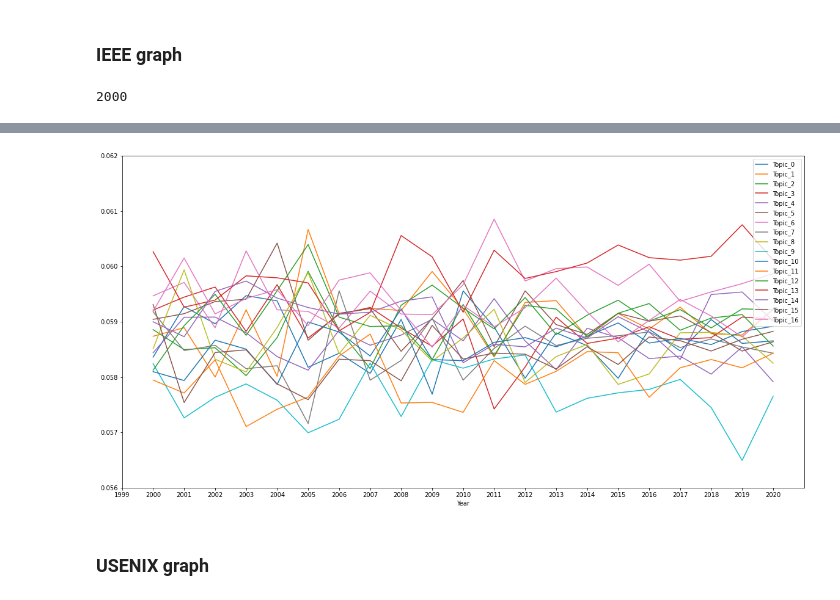
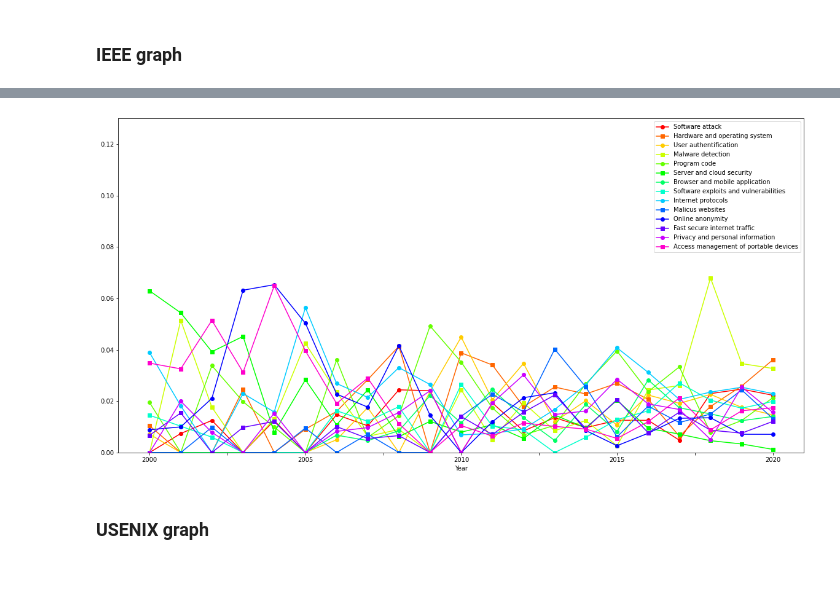
Before and after one commit to richard-johansson/topic_modeling, a Jupyter notebook: topicModeller2.0.ipynb, the cells around one changed output, grey strips where cells are left out. Cells and saved outputs as stored; diff of their text form; code cells hidden in the pictures.

```diff
--- a/topicModeller2.0.ipynb
+++ b/topicModeller2.0.ipynb
@@ -731,9 +731,9 @@ def plotGraph(dataFrame):
     #LINE_STYLES = ['solid', 'dashed', 'dashdot', 'dotted']
     LINE_STYLES = ['o-','s-','o-','s-','o-','s-','o-','s-','o-','s-','o-','s-','o-','s-']
 
-    ylim=(0,0.05)
+    ylim=(0,0.13)
 
-    dataFrame.plot(figsize=(20,10), color = color_range, style = LINE_STYLES)
+    dataFrame.plot(figsize=(20,10), color = color_range, style = LINE_STYLES, ylim=ylim)
 # %% [markdown]
 ## Creating a dominant topic table for every topic over 10%
 # %%
@@ -791,8 +791,9 @@ df_tec_perc_topic
 # %%
 for i, topic in enumerate(topicNames):
-    selectTopic = df_tec_perc_topic[[topicNames[i]]]
+    selectTopic = df_tec_perc_topic[[topic]]
     dfTopic = selectTopic.copy()
     plotGraph(dfTopic)
+    #plt.savefig('topicPlots/20% significance Topic ' + str(i) + ' ' + topic + '.pdf')
 # %% [output]
 [figure]
 [figure]
@@ -830,8 +831,10 @@ for i in range(0,len(df_weight_dom_topics.index)):
 
 
 #df_weight_dom_topics = df_weight_dom_topics.groupby(['Year', 'Conf']).mean()
-df_weight_dom_topics = df_weight_dom_topics.groupby(['Year']).mean()
+df_weight_dom_topics = df_weight_dom_topics.groupby(['Conf','Year']).mean()
 df_weight_dom_topics.columns = topicNames
 plotGraph(df_weight_dom_topics)
 df_weight_dom_topics
+
+#plt.savefig('topicPlots/dominant topic All Topics.pdf')
 # %% [output]
@@ -961,2 +974,5 @@ plotGraph(df_joined_year_one_topic)
+# %%
+df_one_conf = df_weight_dom_topics.copy()
+df_one_conf = df_one_conf.reset_index()
 # %% [markdown]
 ### CCS graph
@@ -993,8 +1008,10 @@ df_test[df_test['Year'] == '2000']
 ### IEEE graph
 # %%
 # Topic distribution over year graph for IEEE
-df_ieee = df[df['Conf'] == 'IEEE'].groupby(['Year']).mean()
+df_ieee = df_one_conf.copy()
+df_ieee = df_ieee[df_ieee['Conf'] == 'IEEE'].set_index('Year')
+
 plotGraph(df_ieee)
+#plt.savefig('topicPlots/IEEE all dominant topic.pdf')
 df_ieee
 # %% [output]
-2000
@@ -1019,4 +1036,4 @@ df_ieee
-[figure, old version]
+[figure, new version]
 # %% [markdown]
 ### USENIX graph
 # %%
```
Also changed, not shown: parts of 14 cells of this notebook, 38 other files.
